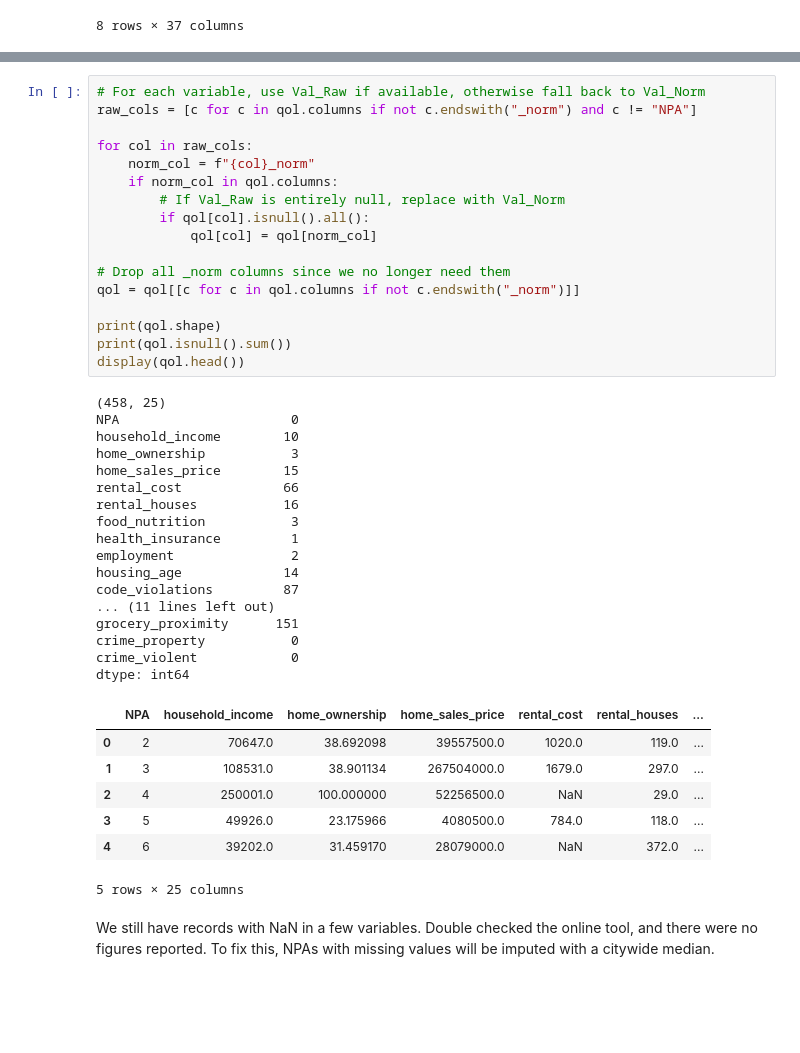
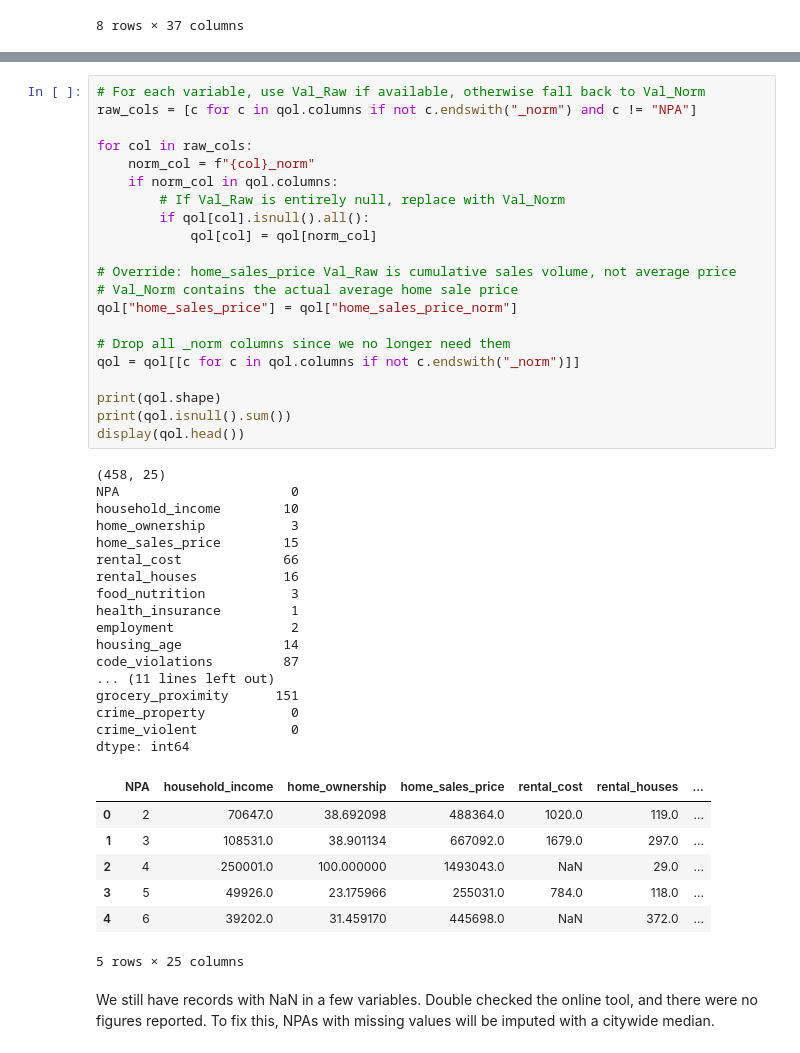
Before and after one commit to teseri86/Charlotte_Housing_Project, a Jupyter notebook: notebooks/data_ingestion.ipynb, the cells around one changed output, grey strips where cells are left out. Drawn from its saved outputs; the diff is of its cells as text; blank space fills up the shorter version.

Commit message:
Fixed Home Sales Price by switching from Raw to Norm values

```diff
--- a/notebooks/data_ingestion.ipynb
+++ b/notebooks/data_ingestion.ipynb
@@ -334,38 +360,42 @@ for col in raw_cols:
     if norm_col in qol.columns:
         # If Val_Raw is entirely null, replace with Val_Norm
         if qol[col].isnull().all():
             qol[col] = qol[norm_col]
 
+# Override: home_sales_price Val_Raw is cumulative sales volume, not average price
+# Val_Norm contains the actual average home sale price
+qol["home_sales_price"] = qol["home_sales_price_norm"]
+
 # Drop all _norm columns since we no longer need them
 qol = qol[[c for c in qol.columns if not c.endswith("_norm")]]
 
 print(qol.shape)
 print(qol.isnull().sum())
 display(qol.head())
 # %% [output]
 (458, 25)
 NPA                      0
 household_income        10
 home_ownership           3
 home_sales_price        15
 rental_cost             66
 rental_houses           16
 food_nutrition           3
 health_insurance         1
 employment               2
 housing_age             14
 code_violations         87
 ... (11 lines left out)
 grocery_proximity      151
 crime_property           0
 crime_violent            0
 dtype: int64
 |  | NPA | household_income | home_ownership | home_sales_price | rental_cost | rental_houses | ... |
-| 0 | 2 | 70647.0 | 38.692098 | 39557500.0 | 1020.0 | 119.0 | ... |
-| 1 | 3 | 108531.0 | 38.901134 | 267504000.0 | 1679.0 | 297.0 | ... |
-| 2 | 4 | 250001.0 | 100.000000 | 52256500.0 | NaN | 29.0 | ... |
-| 3 | 5 | 49926.0 | 23.175966 | 4080500.0 | 784.0 | 118.0 | ... |
-| 4 | 6 | 39202.0 | 31.459170 | 28079000.0 | NaN | 372.0 | ... |
+| 0 | 2 | 70647.0 | 38.692098 | 488364.0 | 1020.0 | 119.0 | ... |
+| 1 | 3 | 108531.0 | 38.901134 | 667092.0 | 1679.0 | 297.0 | ... |
+| 2 | 4 | 250001.0 | 100.000000 | 1493043.0 | NaN | 29.0 | ... |
+| 3 | 5 | 49926.0 | 23.175966 | 255031.0 | 784.0 | 118.0 | ... |
+| 4 | 6 | 39202.0 | 31.459170 | 445698.0 | NaN | 372.0 | ... |
 5 rows × 25 columns
 # %% [markdown]
 We still have records with NaN in a few variables. Double checked the online tool, and there were no figures reported. To fix this, NPAs with missing values will be imputed with a citywide median.
```
Also changed, not shown: parts of 3 cells of this notebook, 1 other file.
